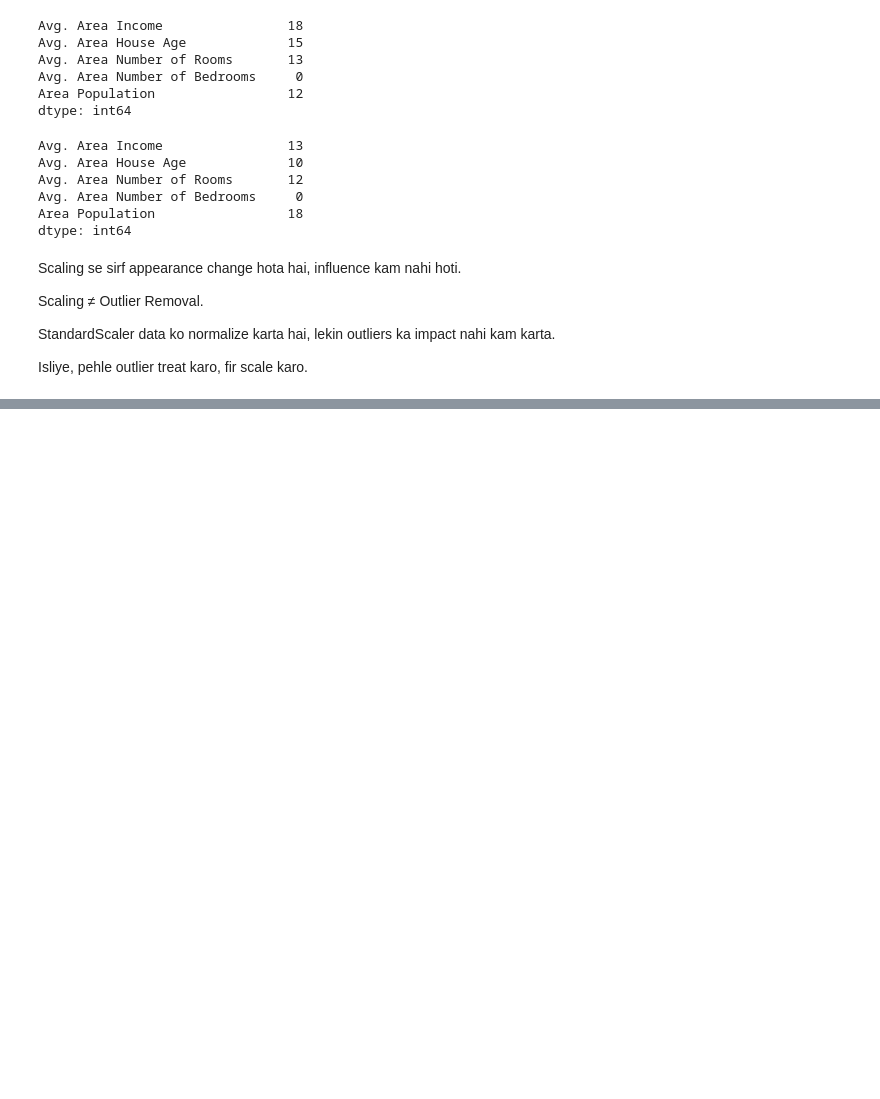
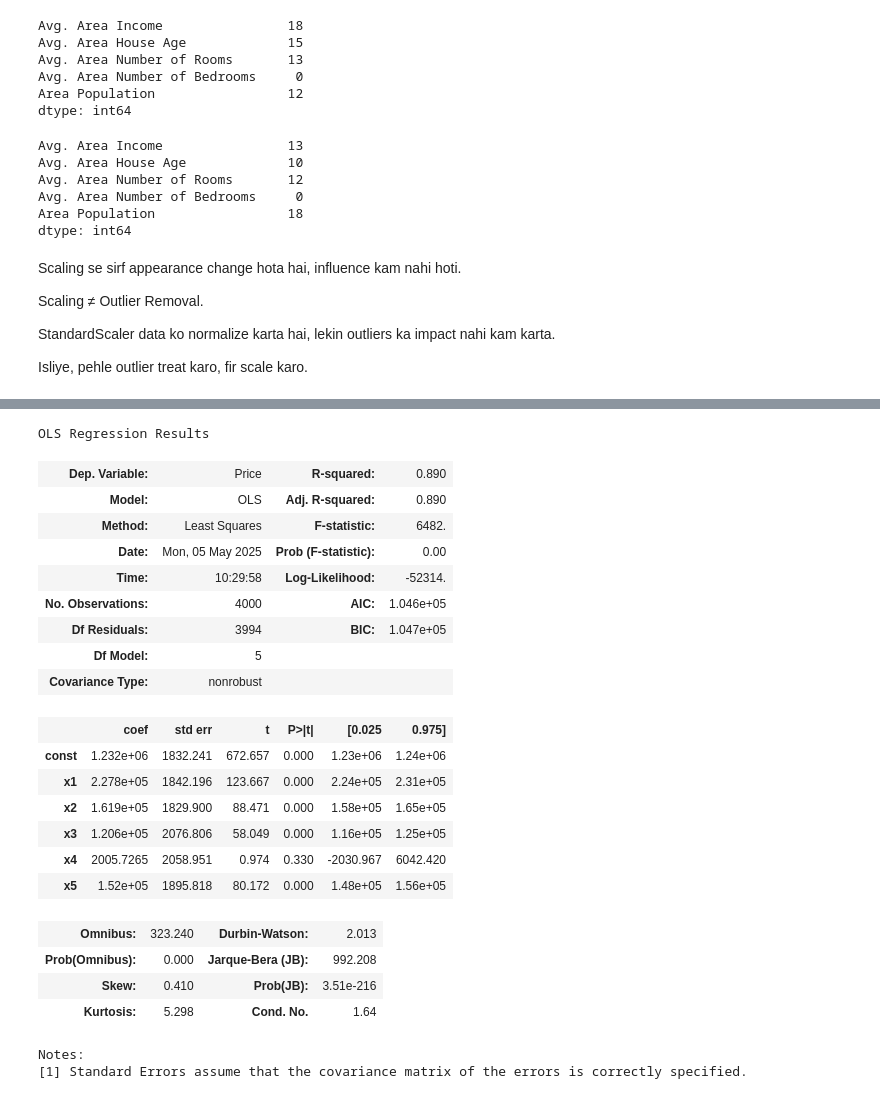
Before and after one commit to gurudattamanpreet/Practice, a Jupyter notebook: USA_Housing.ipynb, the cells around one changed output, grey strips where cells are left out. Drawn from its saved outputs; the diff is of its cells as text; code cells hidden in the pictures; blank space fills up the shorter version.

```diff
--- a/USA_Housing.ipynb
+++ b/USA_Housing.ipynb
@@ -128,0 +149,8 @@ Isliye, pehle outlier treat karo, fir scale karo.
+# %%
+X=df.drop(['Price'],axis=1)
+y=df['Price']
+# %%
+sc=StandardScaler()
+X_Scaled=sc.fit_transform(X)
+# %%
+X_train,X_test,y_train,y_test=train_test_split(X_Scaled,y,test_size=0.2,random_state=1)
@@ -128,0 +187,36 @@ Isliye, pehle outlier treat karo, fir scale karo.
+# %%
+X_train_const = smf.add_constant(X_train)
+model=smf.OLS(y_train,X_train_const).fit()
+model.summary()
+
+# Always add a constant (intercept)  BIAS in OLS manually using sm.add_constant(),
+# warna model.summary() ka output misleading ho sakta hai.
+
+# endog = y values (dependent variable)
+# exog = X values (independent variables)
+# No functional difference, output same aayega.
+# Sirf readability aur clarity ke liye endog= style preferred hota hai.
+# %% [output]
+OLS Regression Results
+| Dep. Variable: | Price | R-squared: | 0.890 |
+| Model: | OLS | Adj. R-squared: | 0.890 |
+| Method: | Least Squares | F-statistic: | 6482. |
+| Date: | Mon, 05 May 2025 | Prob (F-statistic): | 0.00 |
+| Time: | 10:29:58 | Log-Likelihood: | -52314. |
+| No. Observations: | 4000 | AIC: | 1.046e+05 |
+| Df Residuals: | 3994 | BIC: | 1.047e+05 |
+| Df Model: | 5 |  |  |
+| Covariance Type: | nonrobust |  |  |
+|  | coef | std err | t | P>|t| | [0.025 | 0.975] |
+| const | 1.232e+06 | 1832.241 | 672.657 | 0.000 | 1.23e+06 | 1.24e+06 |
+| x1 | 2.278e+05 | 1842.196 | 123.667 | 0.000 | 2.24e+05 | 2.31e+05 |
+| x2 | 1.619e+05 | 1829.900 | 88.471 | 0.000 | 1.58e+05 | 1.65e+05 |
+| x3 | 1.206e+05 | 2076.806 | 58.049 | 0.000 | 1.16e+05 | 1.25e+05 |
+| x4 | 2005.7265 | 2058.951 | 0.974 | 0.330 | -2030.967 | 6042.420 |
+| x5 | 1.52e+05 | 1895.818 | 80.172 | 0.000 | 1.48e+05 | 1.56e+05 |
+| Omnibus: | 323.240 | Durbin-Watson: | 2.013 |
+| Prob(Omnibus): | 0.000 | Jarque-Bera (JB): | 992.208 |
+| Skew: | 0.410 | Prob(JB): | 3.51e-216 |
+| Kurtosis: | 5.298 | Cond. No. | 1.64 |
+Notes:
+[1] Standard Errors assume that the covariance matrix of the errors is correctly specified.
```
Also changed, not shown: parts of 12 cells of this notebook.
